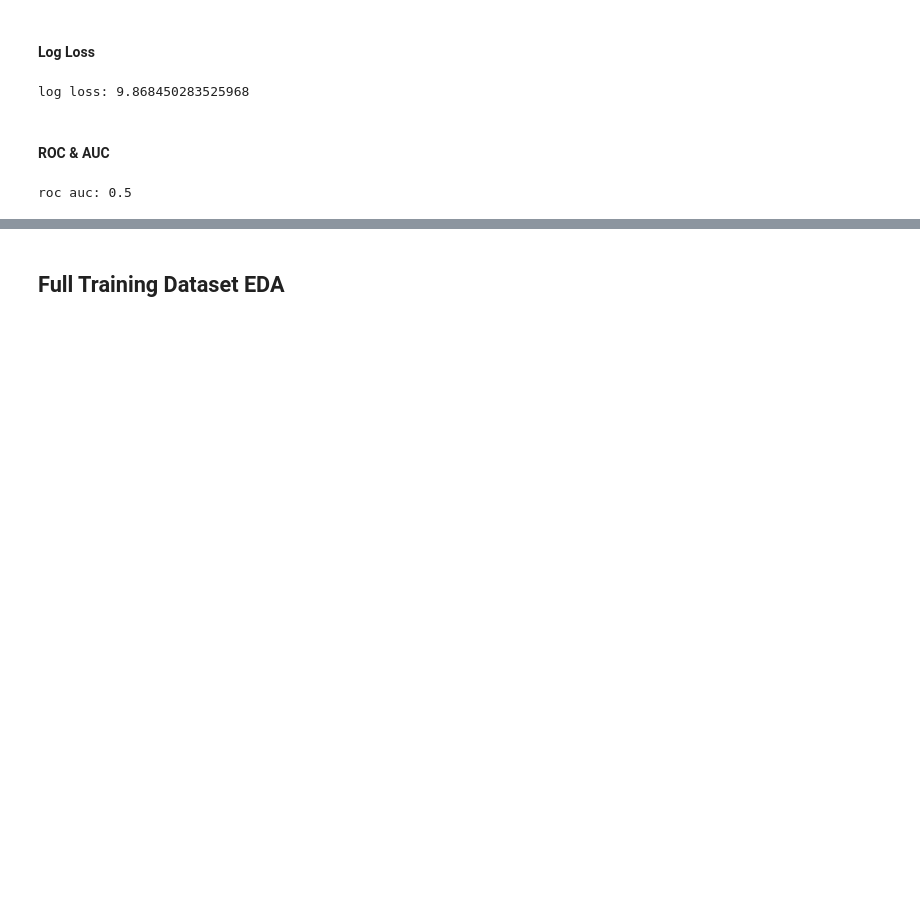
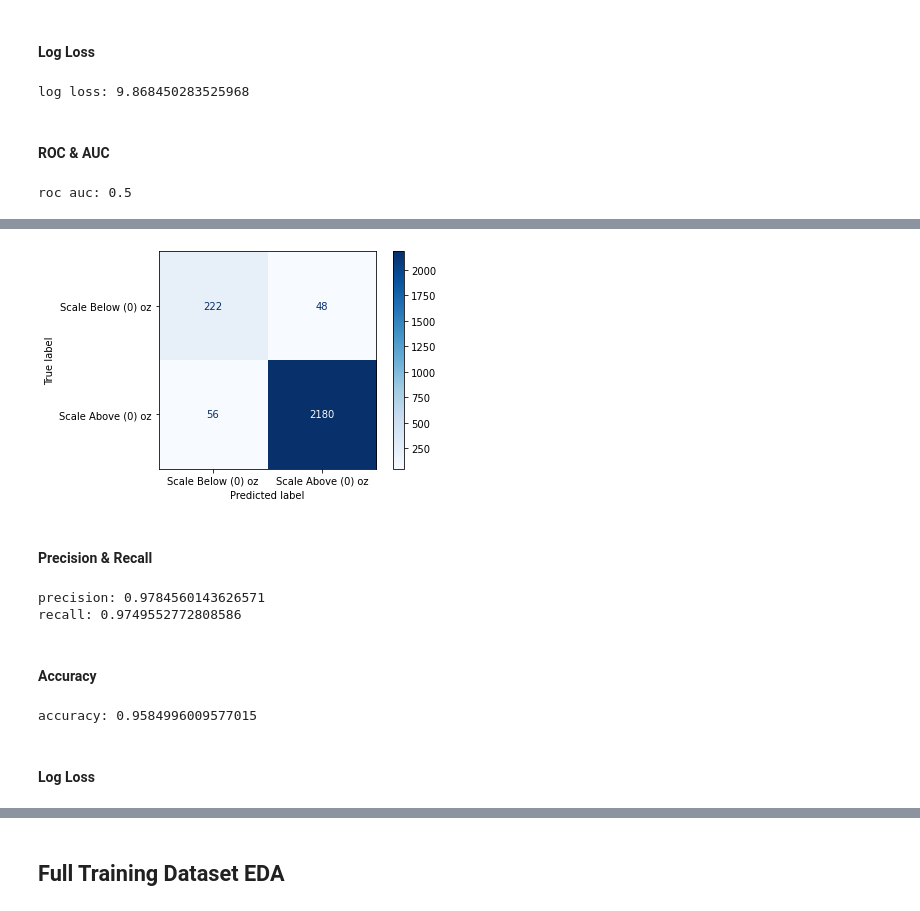
Before and after one commit to jbpauly/smart-simulation, a Jupyter notebook: smart_simulation/Notebooks/hypothesis_analysis.ipynb, the cells around one changed output, grey strips where cells are left out. Drawn from its saved outputs; the diff is of its cells as text; code cells hidden in the pictures; blank space fills up the shorter version.

Commit message:
EDA updates, multi test modeling and scoring

```diff
--- a/smart_simulation/Notebooks/hypothesis_analysis.ipynb
+++ b/smart_simulation/Notebooks/hypothesis_analysis.ipynb
@@ -847,7 +858,19 @@ def plot_forecast_results(pred_date, train_consumption, test_consumption, pred_c
+# %%
+def create_all_tests_df(multi_test_dict):
+    test_dfs = {}
+    pred_dates = list(multi_test_dict.keys())
+    for day in pred_dates:
+        test_dict = multi_test_dict[day]
+        test_df = create_test_df(test_dict, day)
+        test_dfs[day] = test_df
+    all_test_df = pd.concat(test_dfs.values(), ignore_index=True)
+    return all_test_df
 # %%
 model_name = '7 Day SMA'
 num_days_forecast = 7
 test_dict_full = sma_multi_test(full_weight_series = eod_weight.weight, train_test_dict = train_test_splits_dict, sma_window = '7D')
+all_tests_outcomes = create_all_tests_df(test_dict_full)
+
 test_dict_full_keys = list(test_dict_full.keys())
 sample_pred_date = test_dict_full_keys[32]
 sample_test_dict = test_dict_full[sample_pred_date]
@@ -1036,0 +1090,3 @@ roc auc: 0.5
+# %%
+y_true = all_tests_outcomes.test_binary.values
+y_pred = all_tests_outcomes.pred_binary.values
@@ -1036,0 +1095,11 @@ roc auc: 0.5
+# %%
+from sklearn.metrics import confusion_matrix
+
+cm = confusion_matrix(y_true, y_pred, labels=[0,1])
+tn, fp, fn, tp = cm.ravel()
+false_positive_rate = fp / (fp + tn)
+false_negative_rate = fn / (tp + fn)
+
+print(f"confusion matrix:\n{cm}\n\nfalse positive rate: {false_positive_rate}\n\nfalse negative rate: {false_negative_rate}")
+
+# TODO create standard CM plot for the project
@@ -1036,0 +1114,30 @@ roc auc: 0.5
+# %%
+from sklearn.metrics import ConfusionMatrixDisplay
+
+display_labels =['Scale Below (0) oz', 'Scale Above (0) oz']
+disp = ConfusionMatrixDisplay(confusion_matrix=cm, display_labels=display_labels)
+disp = disp.plot(include_values=True, cmap=plt.cm.Blues, ax=None, xticks_rotation='horizontal')
+plt.show()
+# %% [output]
+[figure, added]
+# %% [markdown]
+#### Precision & Recall
+# %%
+from sklearn.metrics import precision_score, recall_score
+
+precision = precision_score(y_true, y_pred, labels=[0,1]) # tp / (tp + fn)
+recall = recall_score(y_true, y_pred, labels=[0,1]) # tp/ (tp + fp)
+print(f"precision: {precision}\nrecall: {recall}")
+# %% [output]
+precision: 0.9784560143626571
+recall: 0.9749552772808586
+# %% [markdown]
+#### Accuracy
+# %%
+from sklearn.metrics import accuracy_score
+accuracy = accuracy_score(y_true, y_pred) # (tp + tn) / (tp + fp + fn + tn)
+print(f"accuracy: {accuracy}")
+# %% [output]
+accuracy: 0.9584996009577015
+# %% [markdown]
+#### Log Loss
```
Also changed, not shown: parts of 18 cells of this notebook.
